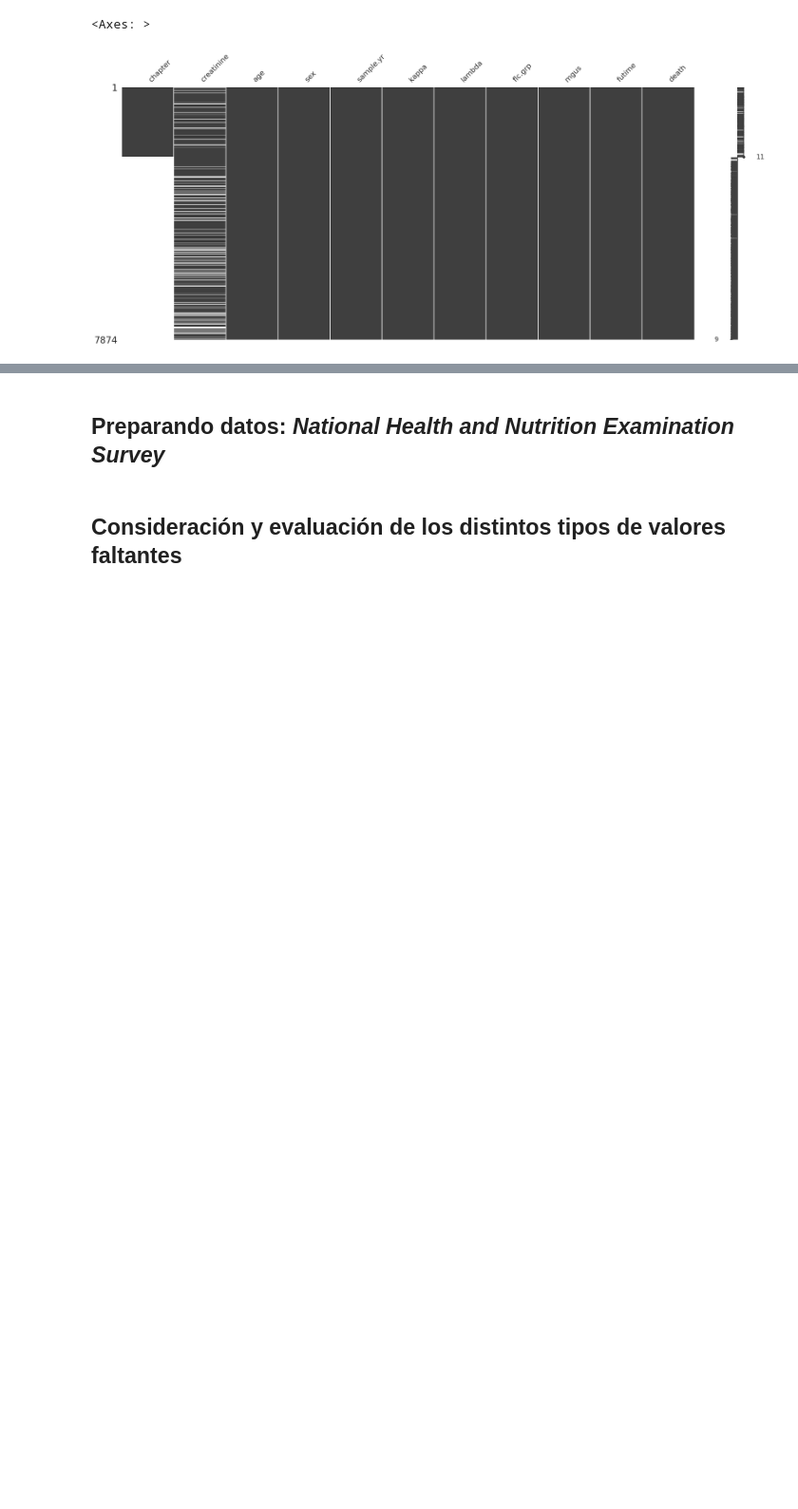
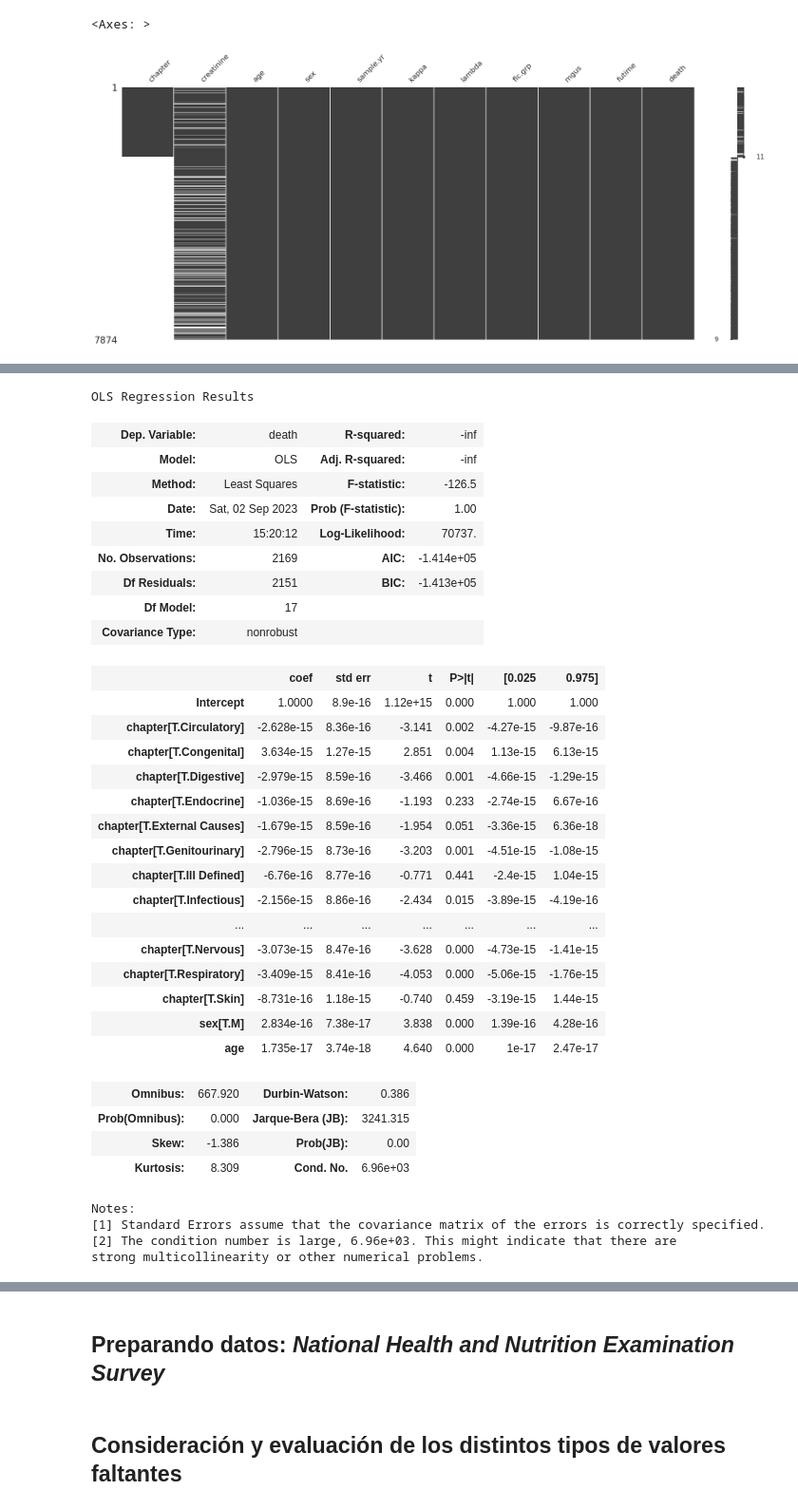
Before and after one commit to jariel17/curso-datos-faltantes-i, a Jupyter notebook: live-imputation-missing-values.ipynb, the cells around one changed output, grey strips where cells are left out. Shown at 95% size. Drawn from its saved outputs; the diff is of its cells as text; code cells hidden in the pictures; blank space fills up the shorter version.

Commit message:
Add models to the initial dataset

```diff
--- a/live-imputation-missing-values.ipynb
+++ b/live-imputation-missing-values.ipynb
@@ -224,0 +241,45 @@ missingno.matrix(df = survival_df)
+# %%
+model_1 = (
+    smf.ols(
+        formula = 'death ~ chapter + age + sex',
+        data=survival_df
+    )
+    .fit()
+)
+
+model_1.summary()
+# %% [output]
+OLS Regression Results
+| Dep. Variable: | death | R-squared: | -inf |
+| Model: | OLS | Adj. R-squared: | -inf |
+| Method: | Least Squares | F-statistic: | -126.5 |
+| Date: | Sat, 02 Sep 2023 | Prob (F-statistic): | 1.00 |
+| Time: | 15:20:12 | Log-Likelihood: | 70737. |
+| No. Observations: | 2169 | AIC: | -1.414e+05 |
+| Df Residuals: | 2151 | BIC: | -1.413e+05 |
+| Df Model: | 17 |  |  |
+| Covariance Type: | nonrobust |  |  |
+|  | coef | std err | t | P>|t| | [0.025 | 0.975] |
+| Intercept | 1.0000 | 8.9e-16 | 1.12e+15 | 0.000 | 1.000 | 1.000 |
+| chapter[T.Circulatory] | -2.628e-15 | 8.36e-16 | -3.141 | 0.002 | -4.27e-15 | -9.87e-16 |
+| chapter[T.Congenital] | 3.634e-15 | 1.27e-15 | 2.851 | 0.004 | 1.13e-15 | 6.13e-15 |
+| chapter[T.Digestive] | -2.979e-15 | 8.59e-16 | -3.466 | 0.001 | -4.66e-15 | -1.29e-15 |
+| chapter[T.Endocrine] | -1.036e-15 | 8.69e-16 | -1.193 | 0.233 | -2.74e-15 | 6.67e-16 |
+| chapter[T.External Causes] | -1.679e-15 | 8.59e-16 | -1.954 | 0.051 | -3.36e-15 | 6.36e-18 |
+| chapter[T.Genitourinary] | -2.796e-15 | 8.73e-16 | -3.203 | 0.001 | -4.51e-15 | -1.08e-15 |
+| chapter[T.Ill Defined] | -6.76e-16 | 8.77e-16 | -0.771 | 0.441 | -2.4e-15 | 1.04e-15 |
+| chapter[T.Infectious] | -2.156e-15 | 8.86e-16 | -2.434 | 0.015 | -3.89e-15 | -4.19e-16 |
+| ... | ... | ... | ... | ... | ... | ... |
+| chapter[T.Nervous] | -3.073e-15 | 8.47e-16 | -3.628 | 0.000 | -4.73e-15 | -1.41e-15 |
+| chapter[T.Respiratory] | -3.409e-15 | 8.41e-16 | -4.053 | 0.000 | -5.06e-15 | -1.76e-15 |
+| chapter[T.Skin] | -8.731e-16 | 1.18e-15 | -0.740 | 0.459 | -3.19e-15 | 1.44e-15 |
+| sex[T.M] | 2.834e-16 | 7.38e-17 | 3.838 | 0.000 | 1.39e-16 | 4.28e-16 |
+| age | 1.735e-17 | 3.74e-18 | 4.640 | 0.000 | 1e-17 | 2.47e-17 |
+| Omnibus: | 667.920 | Durbin-Watson: | 0.386 |
+| Prob(Omnibus): | 0.000 | Jarque-Bera (JB): | 3241.315 |
+| Skew: | -1.386 | Prob(JB): | 0.00 |
+| Kurtosis: | 8.309 | Cond. No. | 6.96e+03 |
+Notes:
+[1] Standard Errors assume that the covariance matrix of the errors is correctly specified.
+[2] The condition number is large, 6.96e+03. This might indicate that there are
+strong multicollinearity or other numerical problems.
```
Also changed, not shown: parts of 3 cells of this notebook.
